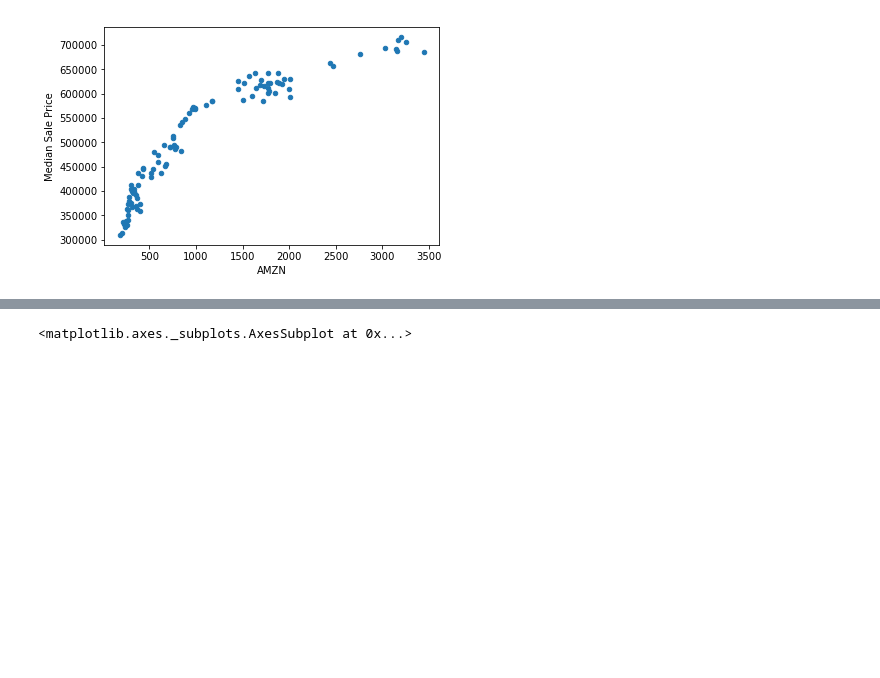
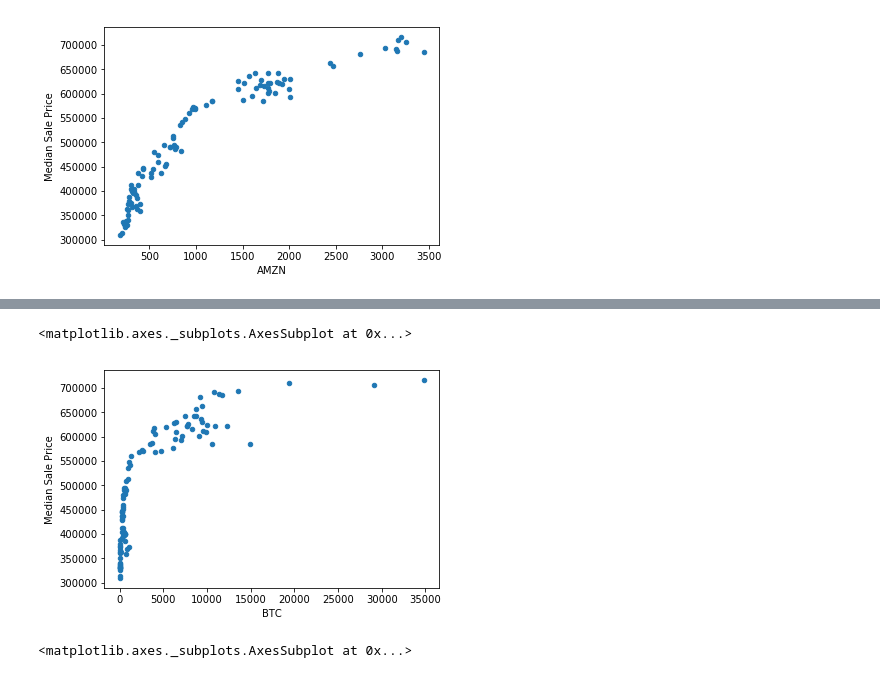
Before and after one commit to somyapanda/fintech-project-1, a Jupyter notebook: Final Project/Asset_Correlation.ipynb, the cells around one changed output, grey strips where cells are left out. Drawn from its saved outputs; the diff is of its cells as text; code cells hidden in the pictures; blank space fills up the shorter version.

```diff
--- a/Final Project/Asset_Correlation.ipynb
+++ b/Final Project/Asset_Correlation.ipynb
@@ -28,7 +153,8 @@ MAPBOX_API_KEY = os.getenv("MAPBOX_API_KEY")
 # %%
+# Load the asset price data
 file_path = Path("../Resources/Asset_Prices_Month.csv")
-asset_data = pd.read_csv(file_path, index_col="Date", infer_datetime_format=True, parse_dates=True)
-asset_data.head()
+asset_data_df = pd.read_csv(file_path, index_col="Date", infer_datetime_format=True, parse_dates=True)
+asset_data_df.head()
 # %% [output]
 |  | AMZN | BA | MSFT | BTC | Gold | 30 T-Bond |
 | Date |  |  |  |  |  |  |
@@ -160 +329,6 @@ all_assets.plot(kind='scatter', x='AMZN', y='Median Sale Price')
+# %%
+combined_df_asset.plot(kind='scatter', x='BTC', y='Median Sale Price')
+# %% [output]
+<matplotlib.axes._subplots.AxesSubplot at 0x...>
+[figure, added]
 # %%
```
Also changed, not shown: parts of 63 cells of this notebook, 1 other file.
